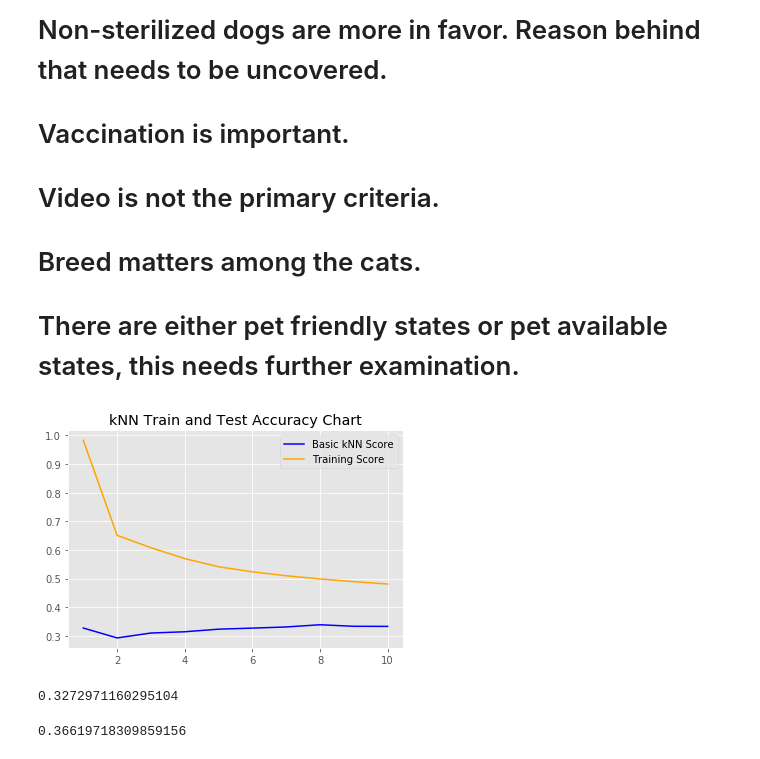
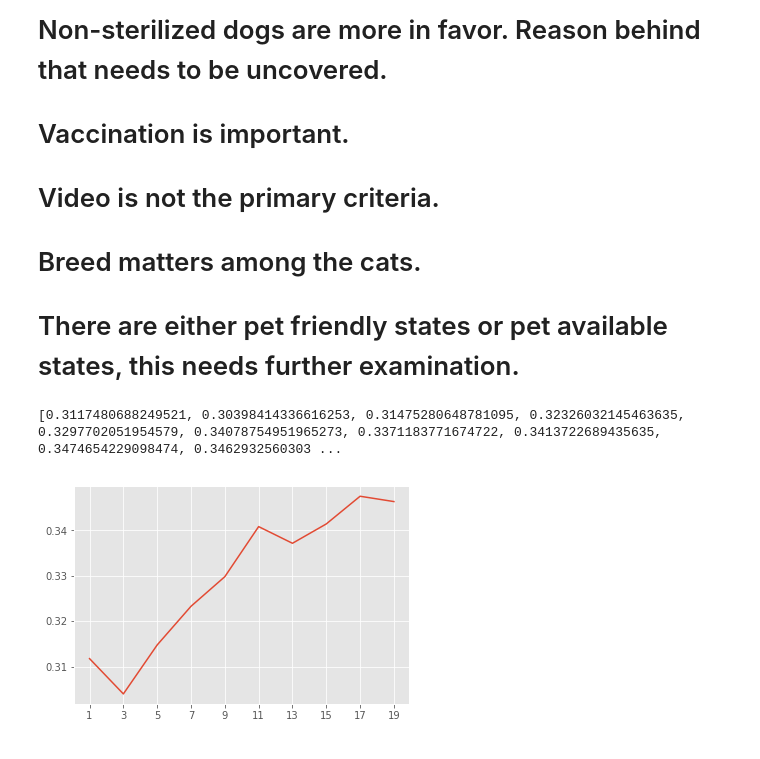
Before and after one commit to soultogi/Springboard, a Jupyter notebook: Pet_Adoption_Research.ipynb, the cells around one changed output. Drawn from its saved outputs; the diff is of its cells as text; code cells hidden in the pictures.

```diff
--- a/Pet_Adoption_Research.ipynb
+++ b/Pet_Adoption_Research.ipynb
@@ -747,26 +489,41 @@ X = df.drop('AdoptionSpeed', axis=1)
 # %%
-X_train, X_test, y_train, y_test = train_test_split(X, y, test_size=0.2, random_state=1618, stratify=y)
+from sklearn.neighbors import KNeighborsClassifier
 
-neighbor=np.arange(1,11)
-knn_scr = np.empty(10)
-knn_scrt = np.empty(10)
-for i in range(10):
+knn_perf = []
+y_knn = np.empty(20)
 
-    knn = KNeighborsClassifier(n_neighbors=i+1)
-    knn.fit(X_train, y_train)
-    knn_scrt[i] = knn.score(X_train, y_train)
-    knn_scr[i] = knn.score(X_test, y_test)
+for i in list(filter(lambda x: x % 2 != 0, list(range(1,20)))):
+    knn = KNeighborsClassifier(n_neighbors=i)
+    cv_knn = cross_val_score(knn, X_train, y_train, cv=10, scoring='accuracy')
+    knn_perf.append(cv_knn.mean())
 
-knn_plot = plt.plot(neighbor, knn_scr, color='blue')
-knn_plot = plt.plot(neighbor, knn_scrt, color='orange')
-knn_plot = plt.title('kNN Train and Test Accuracy Chart')
-knn_plot = plt.legend(['Basic kNN Score', 'Training Score'])
-knn_plot = plt.show()
+# Version without CV
 
-print(knn_scr[5])
+#neighbor=np.arange(1,11)
+#knn_scr = np.empty(10)
+#knn_scrt = np.empty(10)
+
+#for i in range(1,10):
+#    knn = KNeighborsClassifier(n_neighbors=i+1)
+#    knn.fit(X_train, y_train)
+#    knn_scrt[i] = knn.score(X_train, y_train)
+#    knn_scr[i] = knn.score(X_test, y_test)
+
+#knn_plot = plt.plot(neighbor, knn_scr, color='blue')
+#knn_plot = plt.plot(neighbor, knn_scrt, color='orange')
+#knn_plot = plt.title('kNN Train and Test Accuracy Chart')
+#knn_plot = plt.legend(['Basic kNN Score', 'Training Score'])
+#knn_plot = plt.show()
+
+#print(knn_scr[5])
-# %% [output]
-[figure, removed]
-0.3272971160295104
+# %%
+print(knn_perf, )
+plt.plot(list(filter(lambda x: x % 2 != 0, list(range(1,20)))), knn_perf)
+plt.xticks(list(filter(lambda x: x % 2 != 0, list(range(1,20)))))
+plt.show()
+# %% [output]
+[0.3117480688249521, 0.30398414336616253, 0.31475280648781095, 0.32326032145463635, 0.3297702051954579, 0.34078754951965273, 0.3371183771674722, 0.3413722689435635, 0.3474654229098474, 0.3462932560303 ...
+[figure, added]
 # %%
 # Some Preliminary Random Forest
 from sklearn.ensemble import RandomForestClassifier
@@ -773,9 +530,0 @@ from sklearn.ensemble import RandomForestClassifier
-# %%
-rf = RandomForestClassifier()
-rf.fit(X_train, y_train)
-y_rf = rf.predict(X_test)
-
-rf_score = rf.score(X_test, y_test)
-print(rf_score)
-# %% [output]
-0.36619718309859156
```
Also changed, not shown: parts of 48 cells of this notebook.
